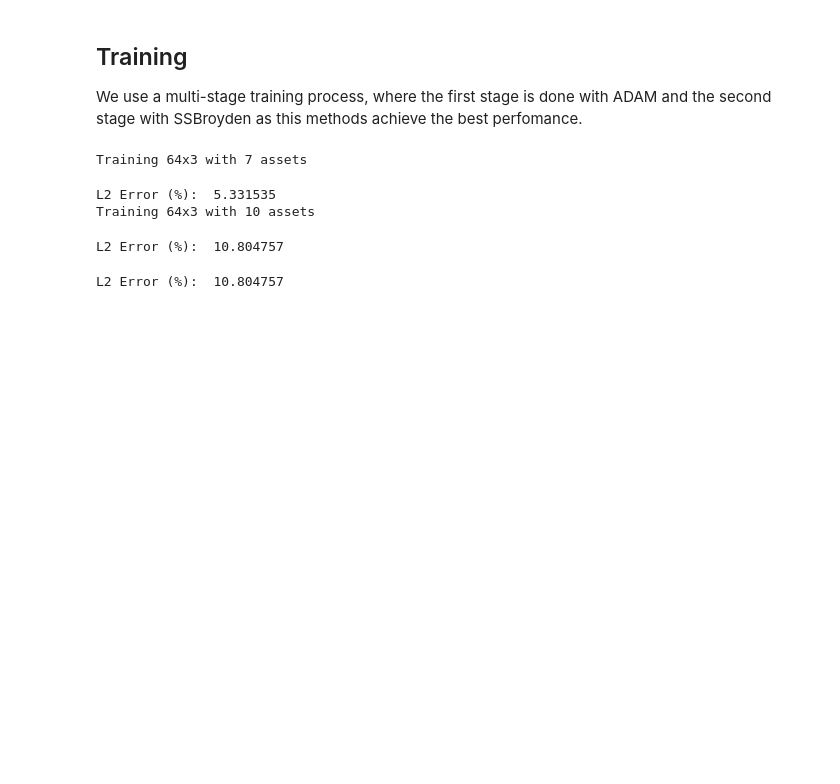
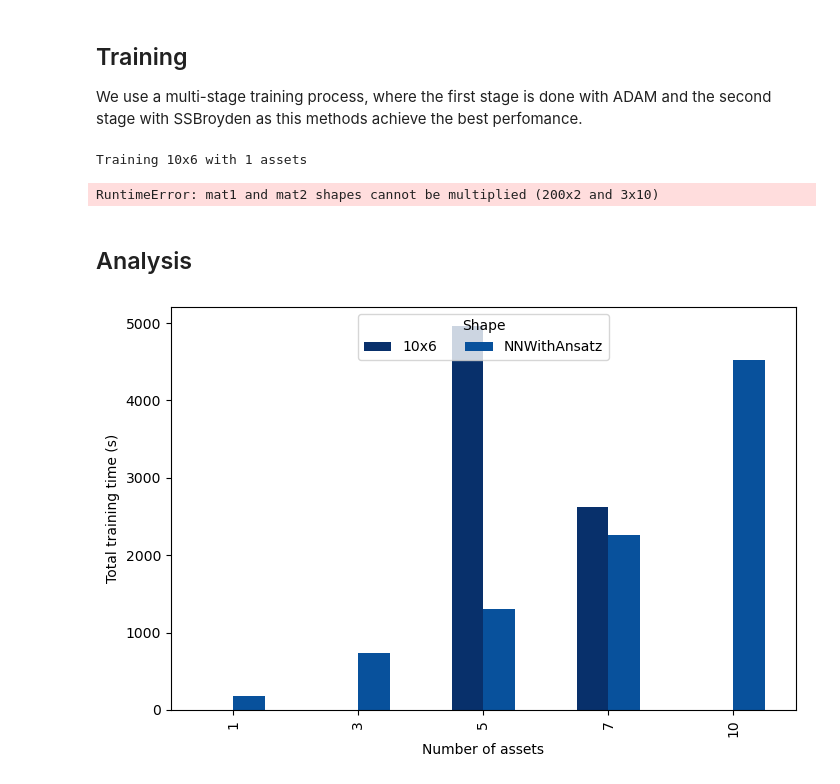
Before and after one commit to jmelo11/pricing_pinns, a Jupyter notebook: experiments/bechmarks.ipynb, the cells around one changed output. Drawn from its saved outputs; the diff is of its cells as text; code cells hidden in the pictures; blank space fills up the shorter version.

Commit message:
update results

```diff
--- a/experiments/bechmarks.ipynb
+++ b/experiments/bechmarks.ipynb
@@ -19,9 +20,9 @@ torch.manual_seed(0)
 np.random.seed(0)
 
 # Global parameters
-n_assets = [7,10]
+n_assets = [1,3,5,7,10]
 sampler = "pseudo"
-nn_shapes = ["64x3"]
+nn_shapes = ["10x6"]
 device = torch.device("cpu")
 dtype = torch.float32
 # %%
@@ -63,6 +64,7 @@ for nn_shape in nn_shapes:
         if f"{nn_shape}_{assets}" in bench:
             print(f"Already trained {nn_shape} with {assets} assets")
             continue
+
         params = OptionParameters(
             n_assets=assets,
             tau=1.0,
@@ -75,16 +77,14 @@ for nn_shape in nn_shapes:
 
         # Build the net to be used
         model = build_nn(
-            nn_shape=nn_shape,
-            input_dim=assets,
-            dtype=torch.float32,
-            activation=nn.Softplus(),
-        ).apply(weights_init).to(device)
+            nn_shape,
+            input_dim=assets+1)
+
         model.train()
 
         # Set the training parameters
         batch_size = 200
-        total_iter = 200
+        total_iter = 10
         boundary_samples = 20_000
         interior_samples = boundary_samples*assets*2
         initial_samples = boundary_samples*assets*2
@@ -95,7 +95,7 @@ for nn_shape in nn_shapes:
 
         # Set optimizer and training function
         # 1e-2 is big enought to reach a reasonable min in few steps
-        optimizer = torch.optim.Adam(model.parameters(), lr=1e-2, amsgrad=True)
+        optimizer = torch.optim.Adam(model.parameters(), lr=1e-3, amsgrad=True)
         preconditioner = kfac.preconditioner.KFACPreconditioner(model)
 
         # # Set the training function
@@ -125,9 +125,10 @@ for nn_shape in nn_shapes:
         dataset = SampledDataset(
             params, interior_samples, initial_samples, boundary_samples, sampler, dtype, device, seed=0)
 
-        optimizer = SSBroyden(
+        optimizer = LBFGS(
             model.parameters(),
-            max_iter=1_000,
+            max_iter=5_000,
+            line_search_fn="strong_wolfe",
         )
         batch_size = len(dataset) # we use all samples
 
@@ -159,21 +160,20 @@ for nn_shape in nn_shapes:
         with open("bench.json", "w") as f:
             json.dump(bench, f, default=handle_serialization, indent=4)
 # %% [output]
-Training 64x3 with 7 assets
+Training 10x6 with 1 assets
-L2 Error (%):  5.331535
-Training 64x3 with 10 assets
+RuntimeError: mat1 and mat2 shapes cannot be multiplied (200x2 and 3x10)
-L2 Error (%):  10.804757
-# %%
-eval = compare_with_mc(model, params, n_prices=200,
-                          n_simulations=10_000, dtype=dtype, device=device, seed=42)
-print("L2 Error (%): ", eval['l2_rel_error']*100)
-
-bench[f"{nn_shape}_{assets}"] = {
-    "adam_time": adam_time,
-    "ssbroyden_time": ssbroyden_time,
-    "steps": len(state['interior_loss']),
-    "state": state,
-    "evaluation": eval
-}
-# %% [output]
-L2 Error (%):  10.804757
+# %% [markdown]
+## Analysis
+# %%
+# Plotting the results
+fig = plot_evaluation_times(
+    bench,
+    backend="matplotlib",
+    fig_size=(720, 480),
+    scale_nn=1.0,
+    use_log=False
+)
+
+fig.show()
+# %% [output]
+[figure, added]
```
Also changed, not shown: parts of 2 cells of this notebook, 10 other files.
